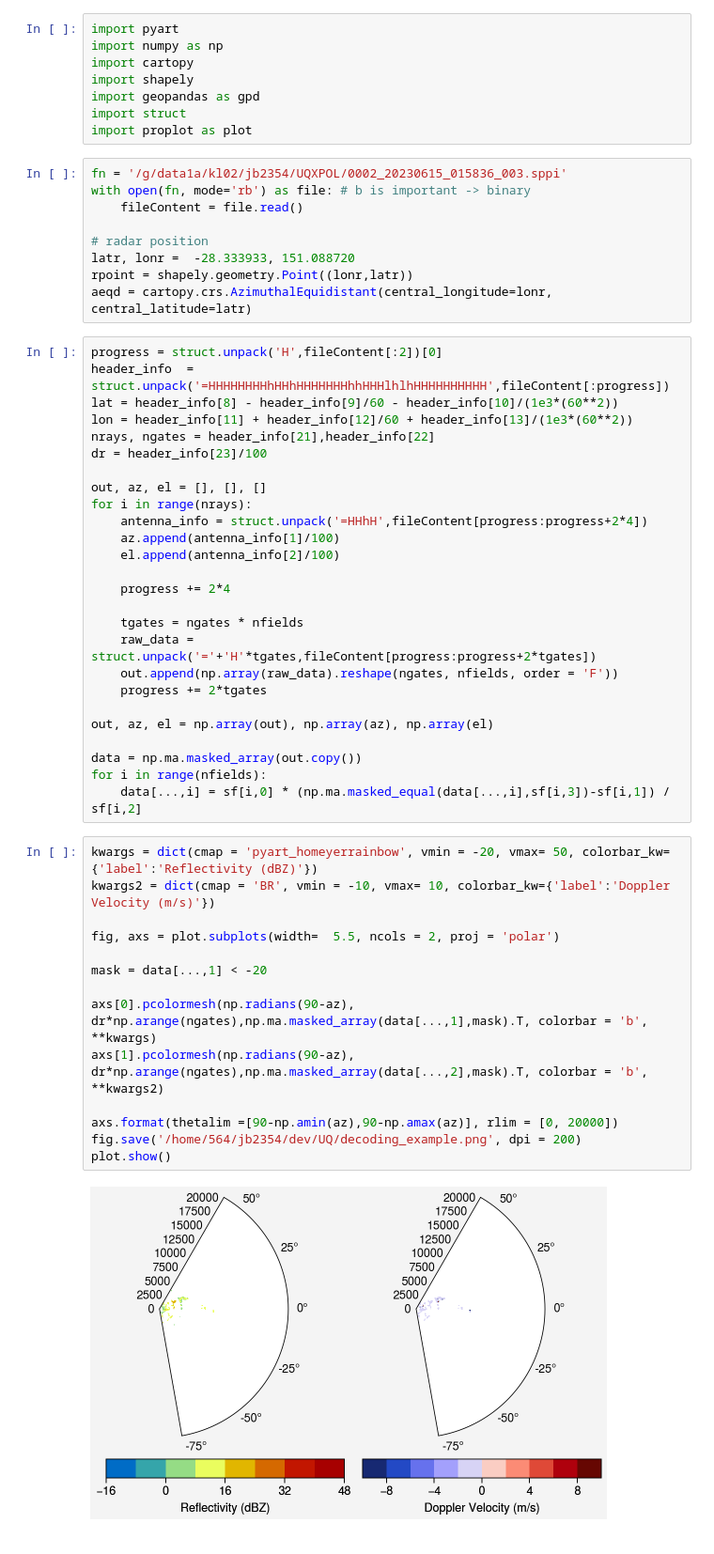
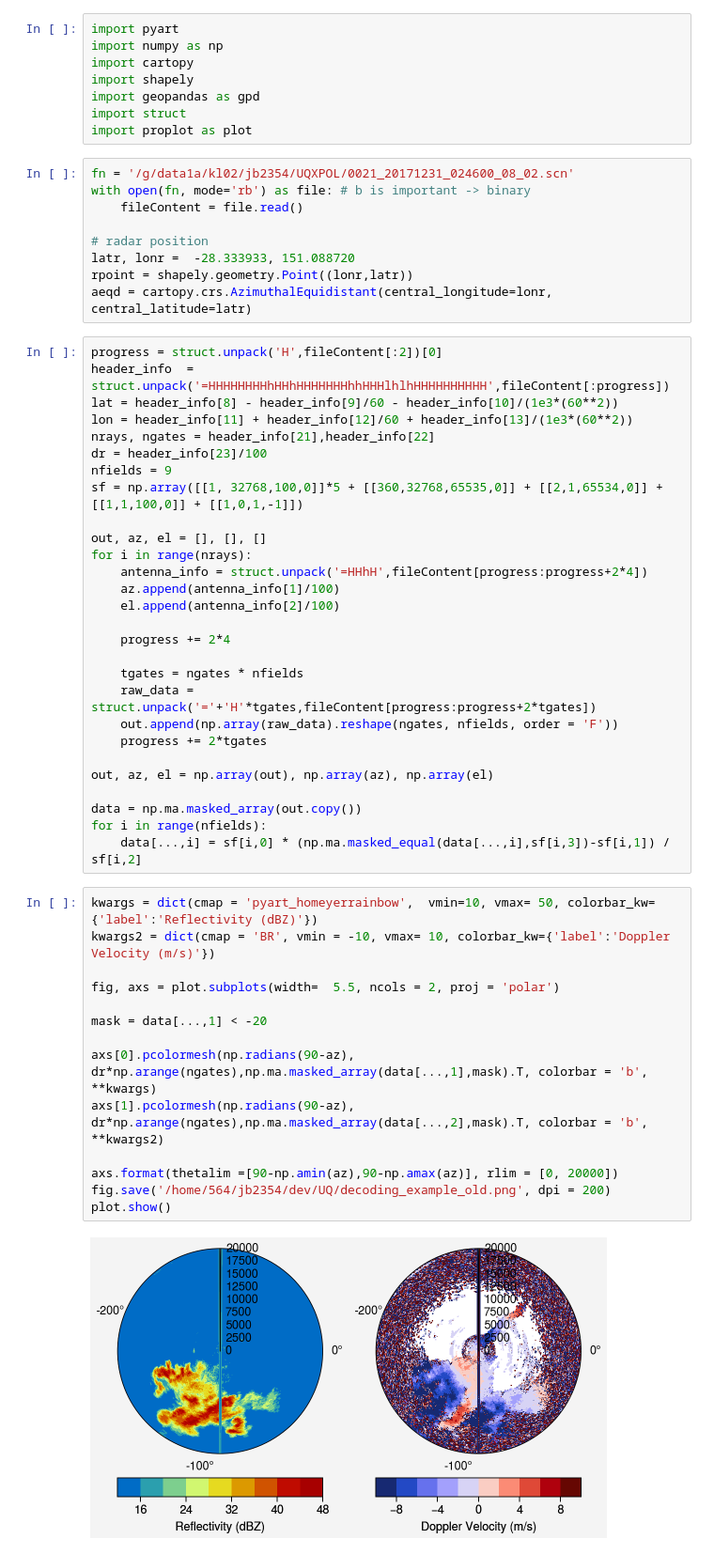
Before and after one commit to jordanbrook/UQXPOL, a Jupyter notebook: notebooks/reader_dev.ipynb, the cells around one changed output. Shown at 94% size. Cells and saved outputs as stored; diff of their text form.

```diff
--- a/notebooks/reader_dev.ipynb
+++ b/notebooks/reader_dev.ipynb
@@ -7,7 +7,7 @@ import geopandas as gpd
 import struct
 import proplot as plot
 # %%
-fn = '/g/data1a/kl02/jb2354/UQXPOL/0002_20230615_015836_003.sppi'
+fn = '/g/data1a/kl02/jb2354/UQXPOL/0021_20171231_024600_08_02.scn'
 with open(fn, mode='rb') as file: # b is important -> binary
     fileContent = file.read()
 
@@ -22,6 +22,8 @@ lat = header_info[8] - header_info[9]/60 - header_info[10]/(1e3*(60**2))
 lon = header_info[11] + header_info[12]/60 + header_info[13]/(1e3*(60**2))
 nrays, ngates = header_info[21],header_info[22]
 dr = header_info[23]/100
+nfields = 9
+sf = np.array([[1, 32768,100,0]]*5 + [[360,32768,65535,0]] + [[2,1,65534,0]] + [[1,1,100,0]] + [[1,0,1,-1]])
 
 out, az, el = [], [], []
 for i in range(nrays):
@@ -42,18 +44,18 @@ data = np.ma.masked_array(out.copy())
 for i in range(nfields):
     data[...,i] = sf[i,0] * (np.ma.masked_equal(data[...,i],sf[i,3])-sf[i,1]) / sf[i,2]
 # %%
-kwargs = dict(cmap = 'pyart_homeyerrainbow', vmin = -20, vmax= 50, colorbar_kw={'label':'Reflectivity (dBZ)'})
+kwargs = dict(cmap = 'pyart_homeyerrainbow',  vmin=10, vmax= 50, colorbar_kw={'label':'Reflectivity (dBZ)'})
 kwargs2 = dict(cmap = 'BR', vmin = -10, vmax= 10, colorbar_kw={'label':'Doppler Velocity (m/s)'})
 
 fig, axs = plot.subplots(width=  5.5, ncols = 2, proj = 'polar')
 
 mask = data[...,1] < -20
 
 axs[0].pcolormesh(np.radians(90-az), dr*np.arange(ngates),np.ma.masked_array(data[...,1],mask).T, colorbar = 'b', **kwargs)
 axs[1].pcolormesh(np.radians(90-az), dr*np.arange(ngates),np.ma.masked_array(data[...,2],mask).T, colorbar = 'b', **kwargs2)
 
 axs.format(thetalim =[90-np.amin(az),90-np.amax(az)], rlim = [0, 20000])
-fig.save('/home/564/jb2354/dev/UQ/decoding_example.png', dpi = 200)
+fig.save('/home/564/jb2354/dev/UQ/decoding_example_old.png', dpi = 200)
 plot.show()
 # %% [output]
-[figure, old version]
+[figure, new version]
```
Also changed, not shown: parts of 1 cell of this notebook.
